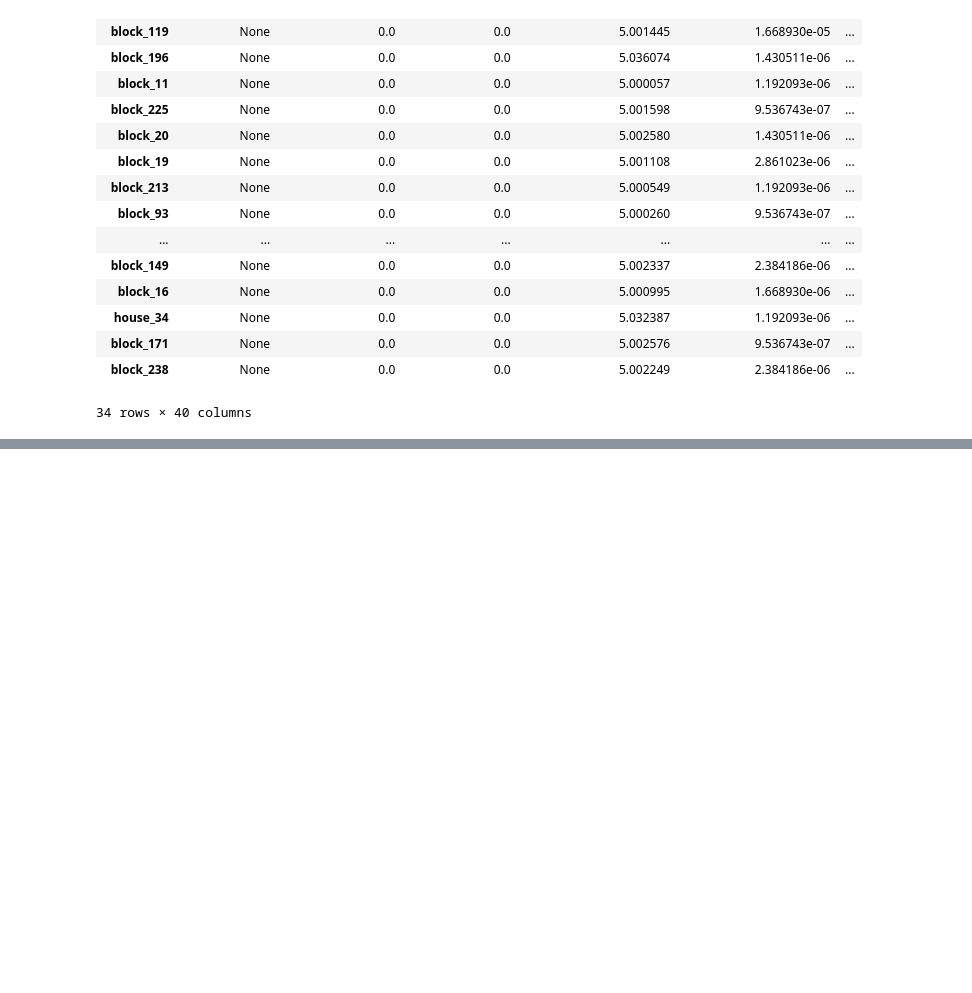
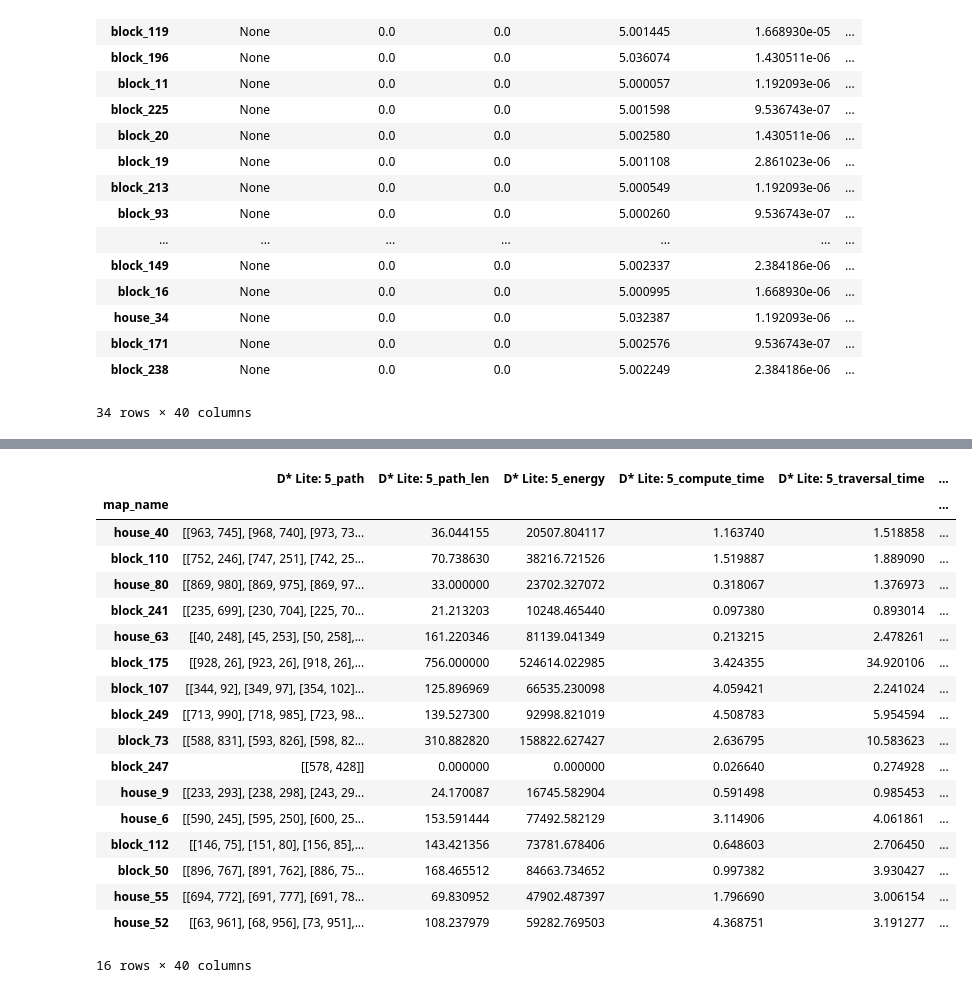
Before and after one commit to cameronstackhouse/PathPlanning, a Jupyter notebook: src/Evaluation/2D-results/analysis.ipynb, the cells around one changed output, grey strips where cells are left out. Cells and saved outputs as stored; diff of their text form; code cells hidden in the pictures; blank space fills up the shorter version.

```diff
--- a/src/Evaluation/2D-results/analysis.ipynb
+++ b/src/Evaluation/2D-results/analysis.ipynb
@@ -472,0 +495,23 @@ filtered_fail
+# %%
+filtered = final_df.dropna(subset=["D* Lite: 5_path", "RRT-Edge_path", "MB-SRRT-Edge-5_path", "Adaptive A*: 5_path"])
+filtered
+# %% [output]
+|  | D* Lite: 5_path | D* Lite: 5_path_len | D* Lite: 5_energy | D* Lite: 5_compute_time | D* Lite: 5_traversal_time | ... |
+| map_name |  |  |  |  |  | ... |
+| house_40 | [[963, 745], [968, 740], [973, 73... | 36.044155 | 20507.804117 | 1.163740 | 1.518858 | ... |
+| block_110 | [[752, 246], [747, 251], [742, 25... | 70.738630 | 38216.721526 | 1.519887 | 1.889090 | ... |
+| house_80 | [[869, 980], [869, 975], [869, 97... | 33.000000 | 23702.327072 | 0.318067 | 1.376973 | ... |
+| block_241 | [[235, 699], [230, 704], [225, 70... | 21.213203 | 10248.465440 | 0.097380 | 0.893014 | ... |
+| house_63 | [[40, 248], [45, 253], [50, 258],... | 161.220346 | 81139.041349 | 0.213215 | 2.478261 | ... |
+| block_175 | [[928, 26], [923, 26], [918, 26],... | 756.000000 | 524614.022985 | 3.424355 | 34.920106 | ... |
+| block_107 | [[344, 92], [349, 97], [354, 102]... | 125.896969 | 66535.230098 | 4.059421 | 2.241024 | ... |
+| block_249 | [[713, 990], [718, 985], [723, 98... | 139.527300 | 92998.821019 | 4.508783 | 5.954594 | ... |
+| block_73 | [[588, 831], [593, 826], [598, 82... | 310.882820 | 158822.627427 | 2.636795 | 10.583623 | ... |
+| block_247 | [[578, 428]] | 0.000000 | 0.000000 | 0.026640 | 0.274928 | ... |
+| house_9 | [[233, 293], [238, 298], [243, 29... | 24.170087 | 16745.582904 | 0.591498 | 0.985453 | ... |
+| house_6 | [[590, 245], [595, 250], [600, 25... | 153.591444 | 77492.582129 | 3.114906 | 4.061861 | ... |
+| block_112 | [[146, 75], [151, 80], [156, 85],... | 143.421356 | 73781.678406 | 0.648603 | 2.706450 | ... |
+| block_50 | [[896, 767], [891, 762], [886, 75... | 168.465512 | 84663.734652 | 0.997382 | 3.930427 | ... |
+| house_55 | [[694, 772], [691, 777], [691, 78... | 69.830952 | 47902.487397 | 1.796690 | 3.006154 | ... |
+| house_52 | [[63, 961], [68, 956], [73, 951],... | 108.237979 | 59282.769503 | 4.368751 | 3.191277 | ... |
+16 rows × 40 columns
```
Also changed, not shown: parts of 8 cells of this notebook, 3 other files.
